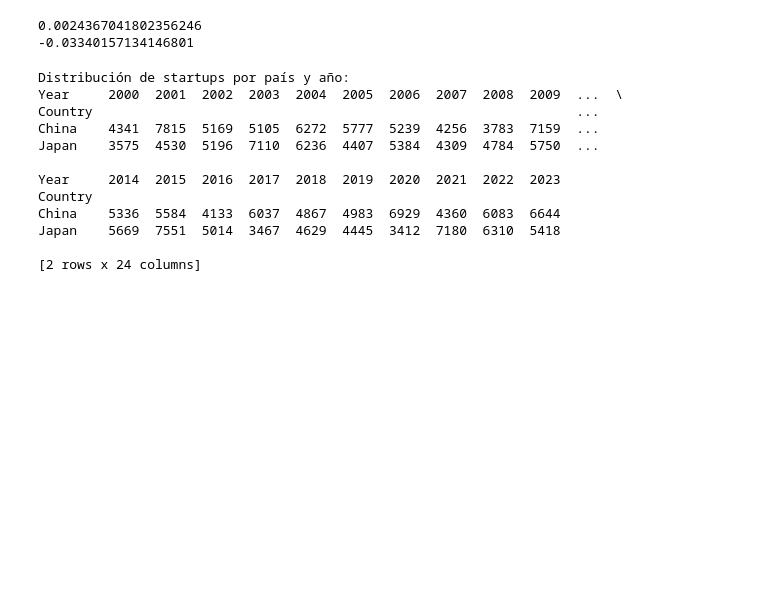
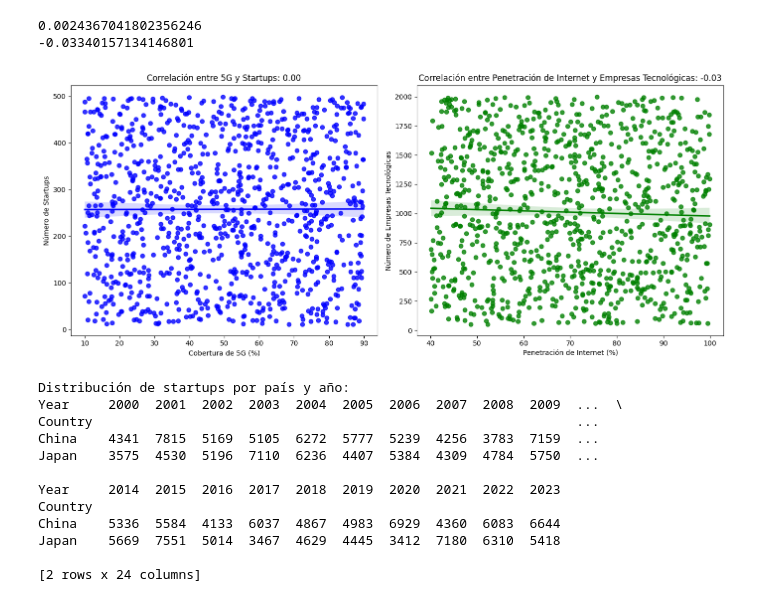
Before and after one commit to papuinoook94/JvsCH, a Jupyter notebook: JvsCH.ipynb, the cells around one changed output. Cells and saved outputs as stored; diff of their text form; code cells hidden in the pictures; blank space fills up the shorter version.

```diff
--- a/JvsCH.ipynb
+++ b/JvsCH.ipynb
@@ -218,6 +234,28 @@ print(correlation_internet_companies)
 # %% [output]
 0.0024367041802356246
 -0.03340157134146801
+# %%
+# Configuración del gráfico
+plt.figure(figsize=(14, 6))
+
+# Subgráfico para la correlación 5G y startups
+plt.subplot(1, 2, 1)
+sns.regplot(x='5G Network Coverage (%)', y='Number of Startups', data=data, marker='o', color='blue')
+plt.title(f'Correlación entre 5G y Startups: {correlation_5g_startups:.2f}')
+plt.xlabel('Cobertura de 5G (%)')
+plt.ylabel('Número de Startups')
+
+# Subgráfico para la correlación Internet y empresas tecnológicas
+plt.subplot(1, 2, 2)
+sns.regplot(x='Internet Penetration (%)', y='Number of Tech Companies', data=data, marker='o', color='green')
+plt.title(f'Correlación entre Penetración de Internet y Empresas Tecnológicas: {correlation_internet_companies:.2f}')
+plt.xlabel('Penetración de Internet (%)')
+plt.ylabel('Número de Empresas Tecnológicas')
+
+plt.tight_layout()
+plt.show()
+# %% [output]
+[figure, added]
 # %%
 # 6.Agrupamos los datos por país y año, y sumar el número de startups
 startups_by_country_year = data.groupby(['Country', 'Year'])['Number of Startups'].sum().unstack()
```
Also changed, not shown: parts of 3 cells of this notebook.
